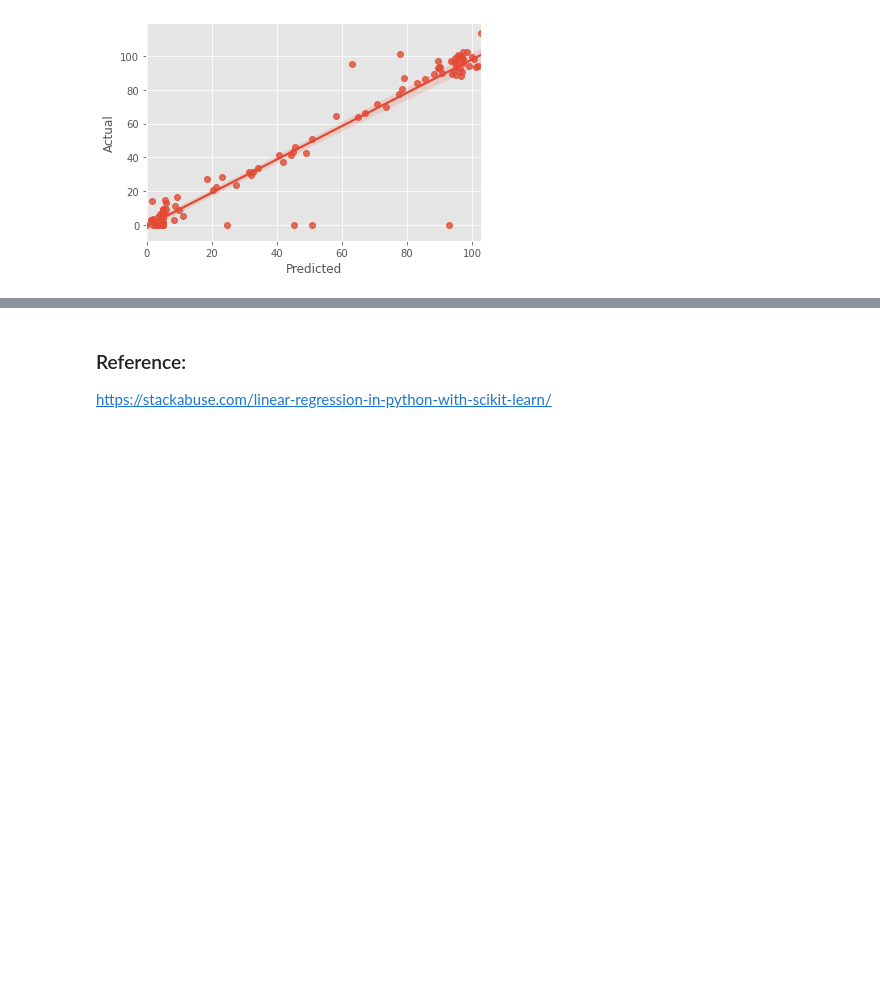
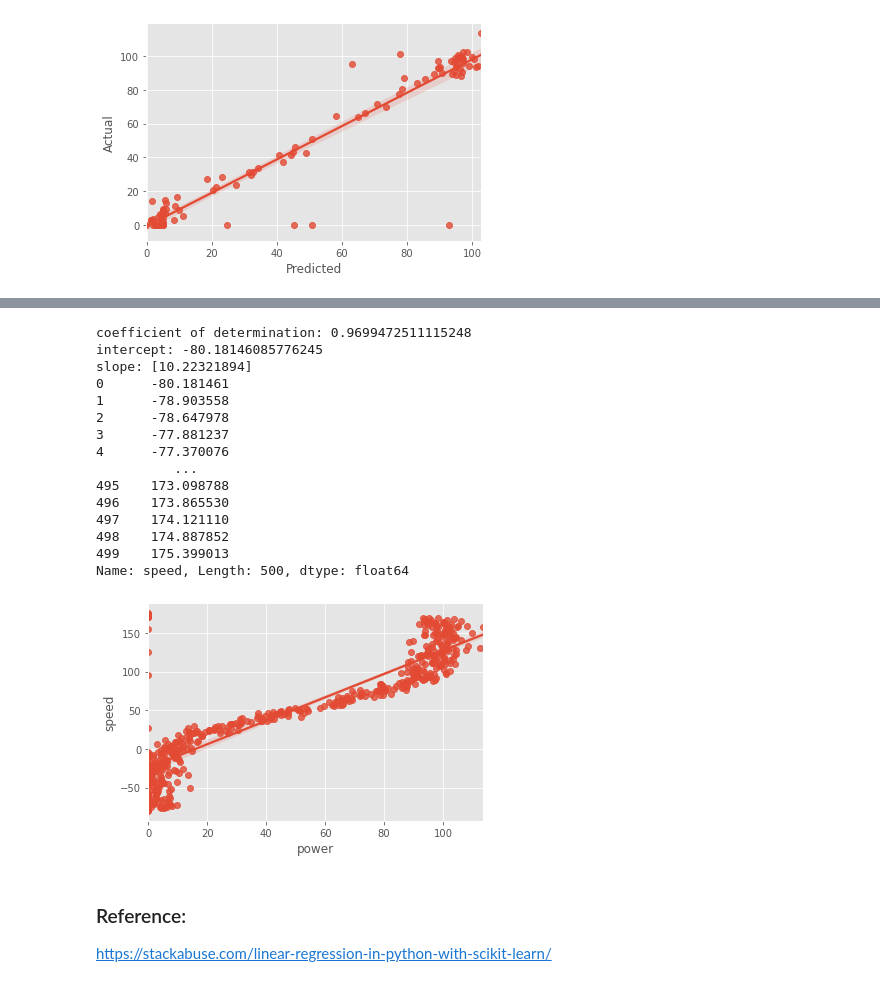
Before and after one commit to dssheldon/foda-project-sds, a Jupyter notebook: FoDA Project 2020.ipynb, the cells around one changed output, grey strips where cells are left out. Drawn from its saved outputs; the diff is of its cells as text; code cells hidden in the pictures; blank space fills up the shorter version.

```diff
--- a/FoDA Project 2020.ipynb
+++ b/FoDA Project 2020.ipynb
@@ -315,3 +336,53 @@ act_vs_pred
+# %%
+import numpy as np
+from sklearn.linear_model import LinearRegression
+
+x = clean_df.iloc[:, :-1].values
+y = clean_df.iloc[:, 1].values
+
+
+model = LinearRegression().fit(x, y)
+
+r_sq = model.score(x, y)
+print('coefficient of determination:', r_sq)
+
+print('intercept:', model.intercept_)
+print('slope:', model.coef_)
+
+
+#def custom_model(x):
+#    if x <=8:
+#        y_pred = 0
+#    elif x >= 18:
+#        y_pred = 100
+#    else:
+#        y_pred = model.intercept_ + model.coef_ * x
+#    return y_pred
+
+#custom_model(df['speed'])
+
+y_pred = model.intercept_ + model.coef_ * (df['speed'])
+
+sns.regplot(df['power'], y_pred)
+
+print(y_pred)
+# %% [output]
+coefficient of determination: 0.9699472511115248
+intercept: -80.18146085776245
+slope: [10.22321894]
+0      -80.181461
+1      -78.903558
+2      -78.647978
+3      -77.881237
+4      -77.370076
+          ...
+495    173.098788
+496    173.865530
+497    174.121110
+498    174.887852
+499    175.399013
+Name: speed, Length: 500, dtype: float64
+[figure, added]
 # %% [markdown]
 ### Reference:
 
```
Also changed, not shown: parts of 1 cell of this notebook.
